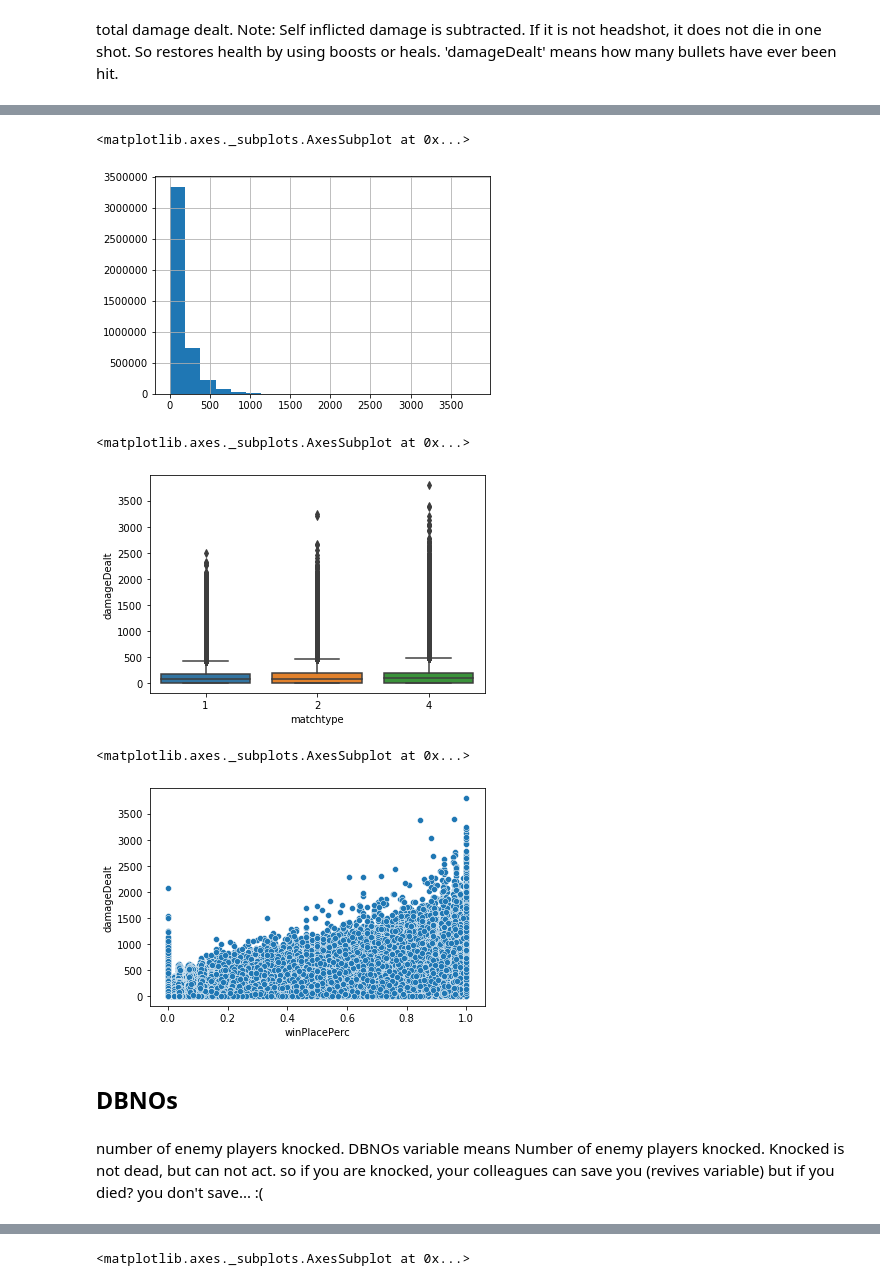
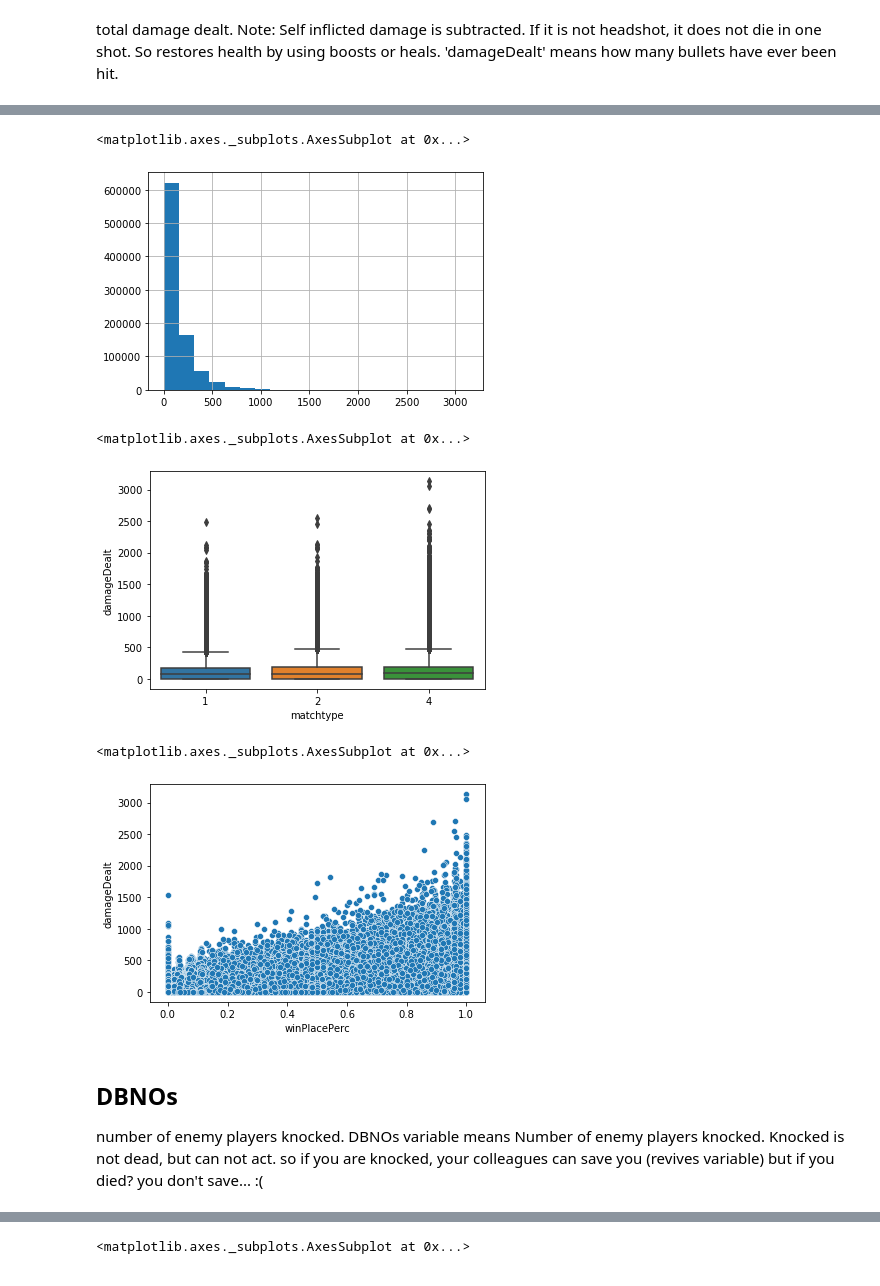
Before and after one commit to Checco9811/Distributed-Data-Analysis-and-Mining, a Jupyter notebook: General Preprocessing.ipynb, the cells around one changed output, grey strips where cells are left out. Cells and saved outputs as stored; diff of their text form; code cells hidden in the pictures.

Commit message:
Data understanding continuo

```diff
--- a/General Preprocessing.ipynb
+++ b/General Preprocessing.ipynb
@@ -433,0 +446,3 @@ data = data.dropna()
+# %%
+data = data.filter(data.matchType.isin(toKeep))
+data.createOrReplaceTempView("pubg")
@@ -433,0 +457,2 @@ data = data.dropna()
+# %%
+data = data.withColumn("isFirstPerson", when(col("matchtype").contains("fpp"), True).otherwise(False))
@@ -433,0 +461,6 @@ data = data.dropna()
+# %%
+data = data.withColumn("matchtype", when(col("matchtype").contains("duo"), 2)
+                           .when(col("matchtype").contains("solo"), 1)
+                           .otherwise(4))
+
+data.createOrReplaceTempView("pubg")
@@ -433,0 +473,9 @@ data = data.dropna()
+# %%
+#sample del dataframe spark per plotting
+seed = 42
+df_pandas = data.sample(False, 0.2, seed).toPandas()
+
+# Alternativa
+#df = data[['killPlace', 'winPlacePerc', 'matchtype']].sample(False, 0.5, seed).toPandas()
+#df = data[['killPlace', 'winPlacePerc', 'matchtype']].toPandas()
+df_pandas.columns
@@ -478,19 +602,18 @@ df = data[['damageDealt', 'winPlacePerc', 'matchtype']].toPandas()
 # %%
-df.damageDealt.hist(bins=20)
+df_pandas.damageDealt.hist(bins=20)
 # %% [output]
 <matplotlib.axes._subplots.AxesSubplot at 0x...>
-[figure, old version]
+[figure, new version]
 # %%
-sns.boxplot(x="matchtype", y="damageDealt", data=df)
+sns.boxplot(x="matchtype", y="damageDealt", data=df_pandas)
 # %% [output]
 <matplotlib.axes._subplots.AxesSubplot at 0x...>
-[figure, old version]
+[figure, new version]
 # %%
-sns.scatterplot(x="winPlacePerc", y="damageDealt", data=df)
+sns.scatterplot(x="winPlacePerc", y="damageDealt", data=df_pandas)
 # %% [output]
 <matplotlib.axes._subplots.AxesSubplot at 0x...>
-[figure, old version]
+[figure, new version]
 # %% [markdown]
 ## DBNOs
+number of enemy players knocked. DBNOs variable means Number of enemy players knocked. Knocked is not dead, but can not act. so if you are knocked, your colleagues can save you (revives variable) but if you died? you don't save... :(
-# %% [markdown]
-number of enemy players knocked. DBNOs variable means Number of enemy players knocked. Knocked is not dead, but can not act. so if you are knocked, your colleagues can save you (revives variable) but if you died? you don't save... :(
```
Also changed, not shown: parts of 63 cells of this notebook.
